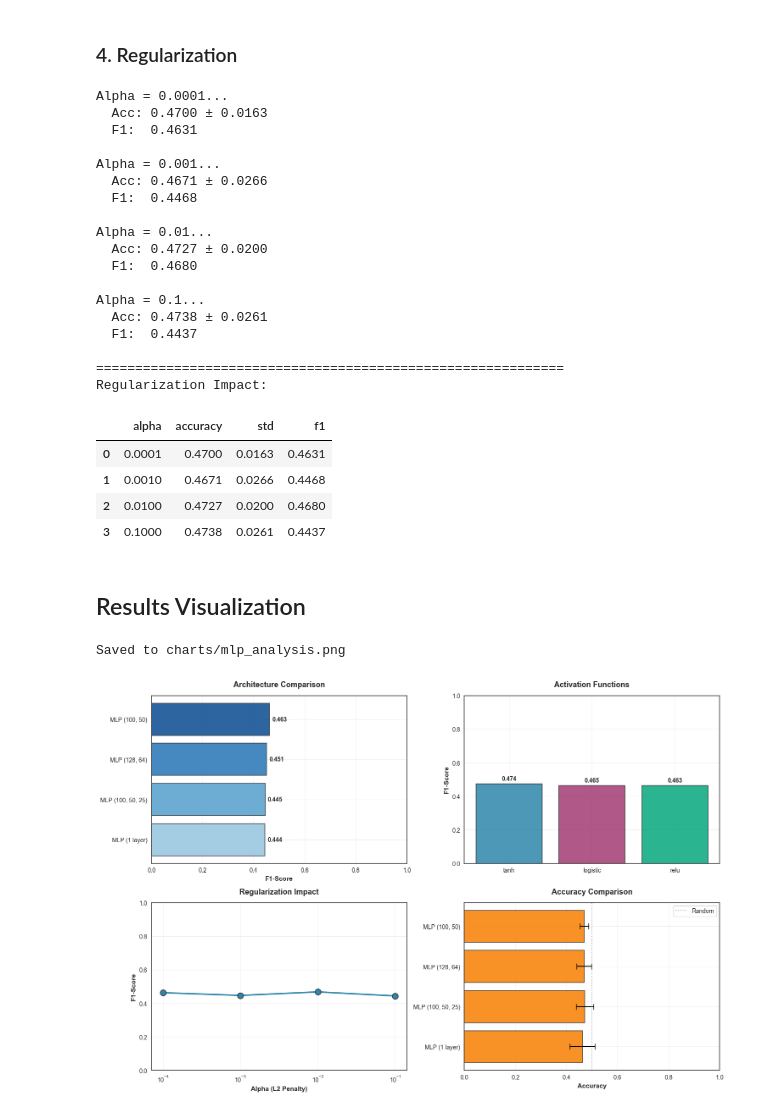
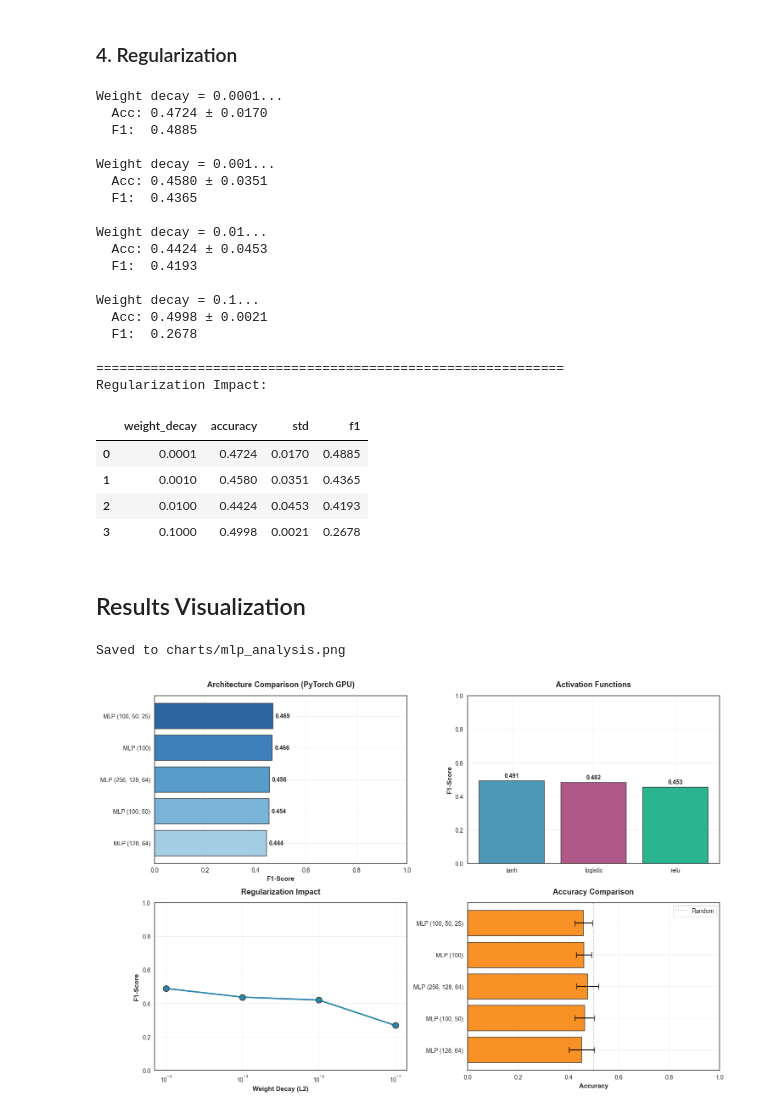
Before and after one commit to wsparcie/ai-ml-neuron-rekrutacja-2025, a Jupyter notebook: neural_networks.ipynb, the cells around one changed output. Cells and saved outputs as stored; diff of their text form; code cells hidden in the pictures.

Commit message:
feat: update neural networks notebook and train pytorch model

```diff
--- a/neural_networks.ipynb
+++ b/neural_networks.ipynb
@@ -337,34 +385,28 @@ Activation Function Comparison:
 # %% [markdown]
 ### 4. Regularization
 # %%
-alphas = [0.0001, 0.001, 0.01, 0.1]
+weight_decays = [0.0001, 0.001, 0.01, 0.1]
 regularization_results = []
 
-for alpha in alphas:
-    print(f"\nAlpha = {alpha}...")
+for wd in weight_decays:
+    print(f"\nWeight decay = {wd}...")
 
-    mlp = MLPClassifier(
-        hidden_layer_sizes=(100, 50),
-        activation='relu',
-        solver='adam',
-        alpha=alpha,
-        max_iter=500,
-        random_state=42,
-        early_stopping=True,
-        validation_fraction=0.1
+    metrics = train_and_evaluate(
+        X_scaled, y, participant_ids, cv,
+        hidden_sizes=(100, 50), weight_decay=wd
     )
 
-    cv_scores = cross_val_score(mlp, X_scaled, y, groups=participant_ids, cv=cv, scoring='accuracy')
-    cv_f1 = cross_val_score(mlp, X_scaled, y, groups=participant_ids, cv=cv, scoring='f1')
+    acc_mean, acc_std = metrics['accuracy']
+    f1_mean, _ = metrics['f1']
 
-    print(f"  Acc: {cv_scores.mean():.4f} ± {cv_scores.std():.4f}")
-    print(f"  F1:  {cv_f1.mean():.4f}")
+    print(f"  Acc: {acc_mean:.4f} ± {acc_std:.4f}")
+    print(f"  F1:  {f1_mean:.4f}")
 
     regularization_results.append({
-        'alpha': alpha,
-        'accuracy': cv_scores.mean(),
-        'std': cv_scores.std(),
-        'f1': cv_f1.mean()
+        'weight_decay': wd,
+        'accuracy': acc_mean,
+        'std': acc_std,
+        'f1': f1_mean
     })
 
 reg_df = pd.DataFrame(regularization_results)
@@ -372,29 +414,29 @@ print("\n" + "="*60)
 print("Regularization Impact:")
 display(reg_df.round(4))
 # %% [output]
-Alpha = 0.0001...
-  Acc: 0.4700 ± 0.0163
-  F1:  0.4631
+Weight decay = 0.0001...
+  Acc: 0.4724 ± 0.0170
+  F1:  0.4885
 
-Alpha = 0.001...
-  Acc: 0.4671 ± 0.0266
-  F1:  0.4468
+Weight decay = 0.001...
+  Acc: 0.4580 ± 0.0351
+  F1:  0.4365
 
-Alpha = 0.01...
-  Acc: 0.4727 ± 0.0200
-  F1:  0.4680
+Weight decay = 0.01...
+  Acc: 0.4424 ± 0.0453
+  F1:  0.4193
 
-Alpha = 0.1...
-  Acc: 0.4738 ± 0.0261
-  F1:  0.4437
+Weight decay = 0.1...
+  Acc: 0.4998 ± 0.0021
+  F1:  0.2678
 
 ============================================================
 Regularization Impact:
-|  | alpha | accuracy | std | f1 |
-| 0 | 0.0001 | 0.4700 | 0.0163 | 0.4631 |
-| 1 | 0.0010 | 0.4671 | 0.0266 | 0.4468 |
-| 2 | 0.0100 | 0.4727 | 0.0200 | 0.4680 |
-| 3 | 0.1000 | 0.4738 | 0.0261 | 0.4437 |
+|  | weight_decay | accuracy | std | f1 |
+| 0 | 0.0001 | 0.4724 | 0.0170 | 0.4885 |
+| 1 | 0.0010 | 0.4580 | 0.0351 | 0.4365 |
+| 2 | 0.0100 | 0.4424 | 0.0453 | 0.4193 |
+| 3 | 0.1000 | 0.4998 | 0.0021 | 0.2678 |
 # %% [markdown]
 ## Results Visualization
 # %%
@@ -406,7 +448,7 @@ colors = plt.cm.Blues(np.linspace(0.4, 0.9, len(mlp_sorted)))
 axes[0, 0].barh(mlp_sorted['name'], mlp_sorted['f1'], color=colors,
                 edgecolor='#333333', linewidth=1.2, alpha=0.85)
 axes[0, 0].set_xlabel('F1-Score', fontweight='bold')
-axes[0, 0].set_title('Architecture Comparison', fontweight='bold', fontsize=13, pad=15)
+axes[0, 0].set_title('Architecture Comparison (PyTorch GPU)', fontweight='bold', fontsize=13, pad=15)
 axes[0, 0].set_xlim([0, 1])
 axes[0, 0].grid(axis='x', alpha=0.3)
 
@@ -424,33 +466,33 @@ axes[0, 1].set_ylim([0, 1])
 axes[0, 1].grid(axis='y', alpha=0.3)
 
 for i, (act, f1) in enumerate(zip(activation_sorted['activation'], activation_sorted['f1'])):
     axes[0, 1].text(i, f1 + 0.02, f'{f1:.3f}', ha='center', fontweight='bold')
 
-axes[1, 0].plot(reg_df['alpha'], reg_df['f1'], 'o-', linewidth=2.5,
+axes[1, 0].plot(reg_df['weight_decay'], reg_df['f1'], 'o-', linewidth=2.5,
                 markersize=10, color=COLOR_PALETTE['primary'],
                 markeredgecolor='#333333', markeredgewidth=1.2)
 axes[1, 0].set_xscale('log')
-axes[1, 0].set_xlabel('Alpha (L2 Penalty)', fontweight='bold')
+axes[1, 0].set_xlabel('Weight Decay (L2)', fontweight='bold')
 axes[1, 0].set_ylabel('F1-Score', fontweight='bold')
 axes[1, 0].set_title('Regularization Impact', fontweight='bold', fontsize=13, pad=15)
 axes[1, 0].grid(alpha=0.3)
 axes[1, 0].set_ylim([0, 1])
 
 axes[1, 1].barh(mlp_sorted['name'], mlp_sorted['accuracy'],
                 xerr=mlp_sorted['std'], capsize=5,
                 color=COLOR_PALETTE['warning'], alpha=0.85,
                 edgecolor='#333333', linewidth=1.2)
 axes[1, 1].set_xlabel('Accuracy', fontweight='bold')
 axes[1, 1].set_title('Accuracy Comparison', fontweight='bold', fontsize=13, pad=15)
 axes[1, 1].set_xlim([0, 1])
 axes[1, 1].grid(axis='x', alpha=0.3)
 axes[1, 1].axvline(x=0.5, color=COLOR_PALETTE['neutral'], linestyle=':', alpha=0.5, linewidth=1.5, label='Random')
 axes[1, 1].legend()
 
 plt.tight_layout()
 plt.savefig('charts/mlp_analysis.png', dpi=300, bbox_inches='tight')
 print("Saved to charts/mlp_analysis.png")
 plt.show()
 # %% [output]
 Saved to charts/mlp_analysis.png
-[figure, old version]
+[figure, new version]
```
Also changed, not shown: parts of 12 cells of this notebook, 6 other files.
